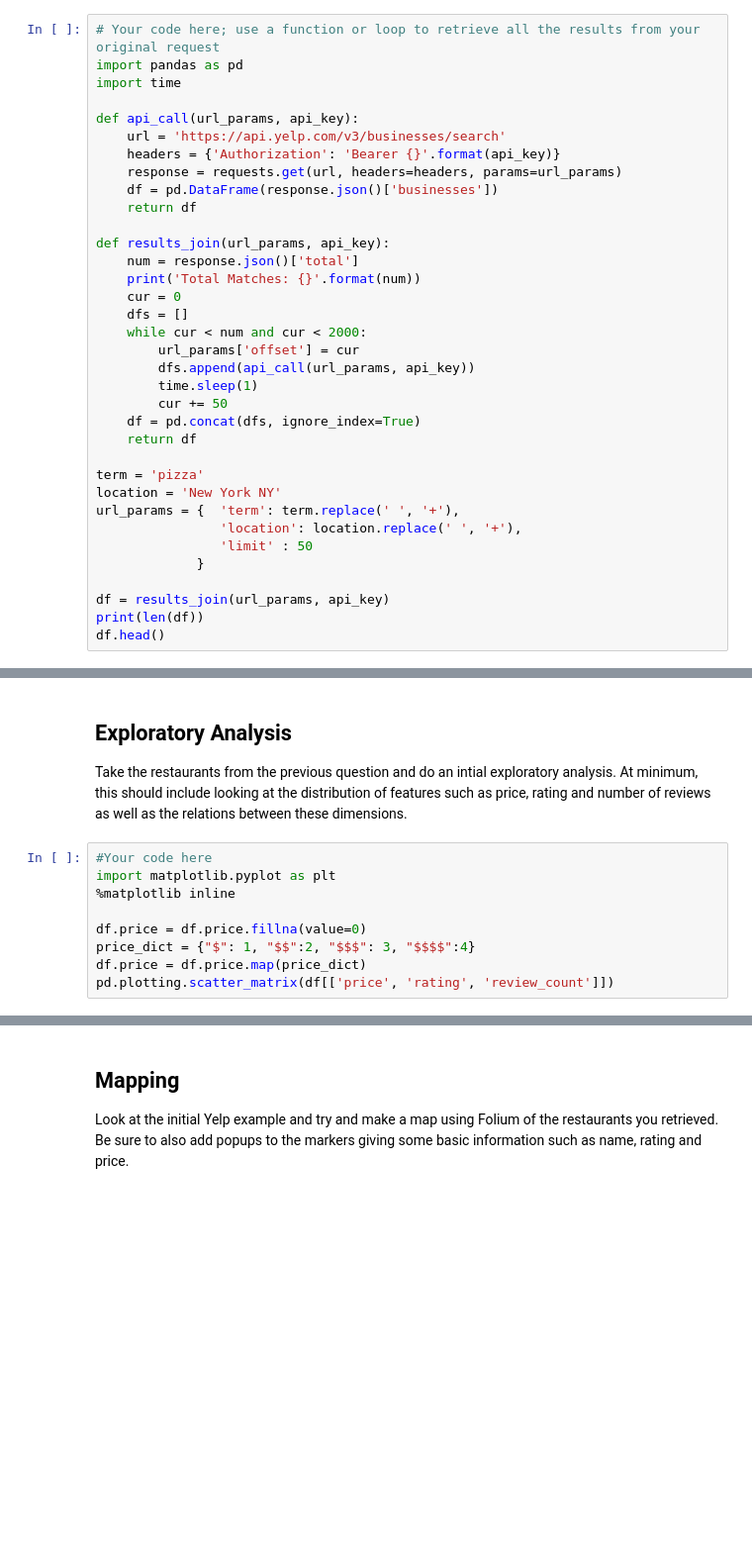
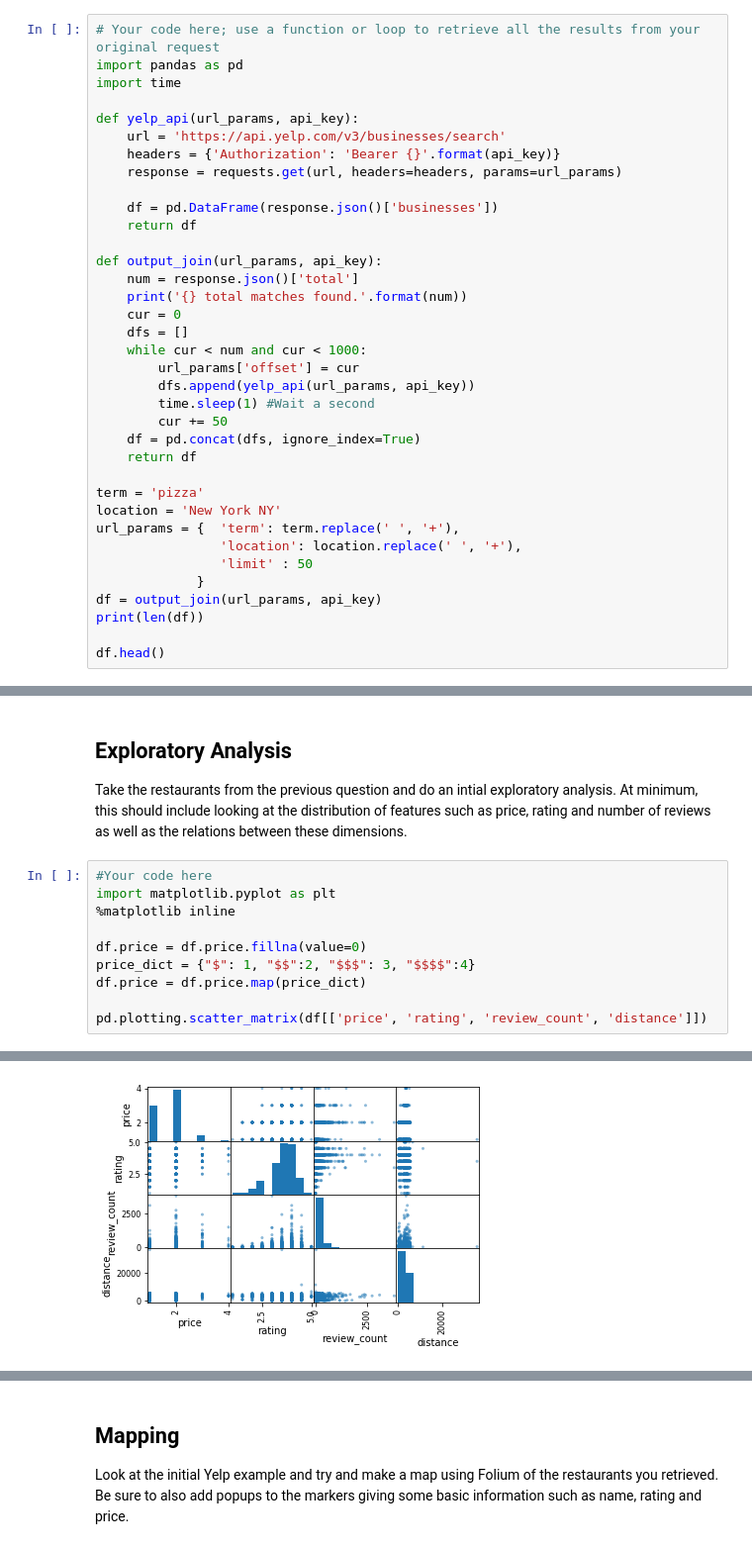
Before and after one commit to monstott/dsc-2-17-11-yelp-api-lab-online-ds-sp-000, a Jupyter notebook: index.ipynb, the cells around one changed output, grey strips where cells are left out. Shown at 99% size. Cells and saved outputs as stored; diff of their text form; blank space fills up the shorter version.

```diff
--- a/index.ipynb
+++ b/index.ipynb
@@ -67,22 +67,23 @@ Now that you have an initial response, you can examine the contents of the json
 import pandas as pd
 import time
 
-def api_call(url_params, api_key):
+def yelp_api(url_params, api_key):
     url = 'https://api.yelp.com/v3/businesses/search'
     headers = {'Authorization': 'Bearer {}'.format(api_key)}
     response = requests.get(url, headers=headers, params=url_params)
+
     df = pd.DataFrame(response.json()['businesses'])
     return df
 
-def results_join(url_params, api_key):
+def output_join(url_params, api_key):
     num = response.json()['total']
-    print('Total Matches: {}'.format(num))
+    print('{} total matches found.'.format(num))
     cur = 0
     dfs = []
-    while cur < num and cur < 2000:
+    while cur < num and cur < 1000:
         url_params['offset'] = cur
-        dfs.append(api_call(url_params, api_key))
-        time.sleep(1)
+        dfs.append(yelp_api(url_params, api_key))
+        time.sleep(1) #Wait a second
         cur += 50
     df = pd.concat(dfs, ignore_index=True)
     return df
@@ -93,8 +94,8 @@ url_params = {  'term': term.replace(' ', '+'),
                 'location': location.replace(' ', '+'),
                 'limit' : 50
              }
+df = output_join(url_params, api_key)
+print(len(df))
 
-df = results_join(url_params, api_key)
-print(len(df))
 df.head()
 # %% [output]
@@ -112,4 +119,6 @@ import matplotlib.pyplot as plt
 df.price = df.price.fillna(value=0)
 price_dict = {"$": 1, "$$":2, "$$$": 3, "$$$$":4}
 df.price = df.price.map(price_dict)
-pd.plotting.scatter_matrix(df[['price', 'rating', 'review_count']])
+
+pd.plotting.scatter_matrix(df[['price', 'rating', 'review_count', 'distance']])
+# %% [output]
@@ -115,0 +142 @@ pd.plotting.scatter_matrix(df[['price', 'rating', 'review_count']])
+[figure, added]
```
Also changed, not shown: parts of 4 cells of this notebook.
